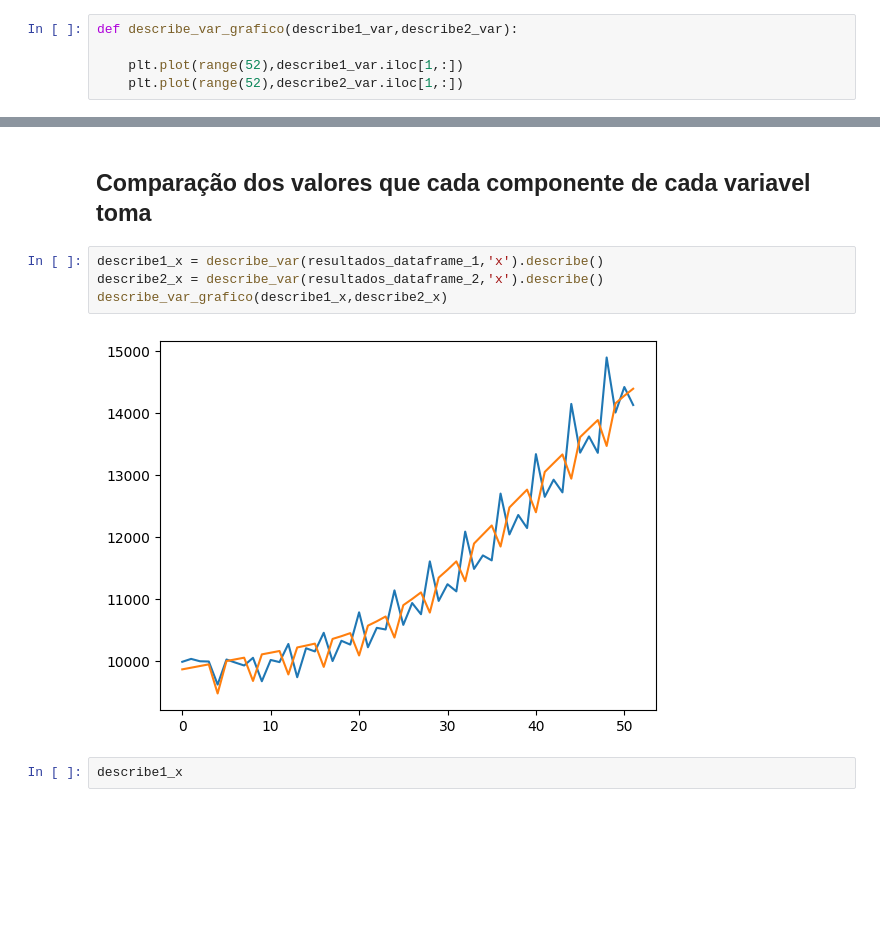
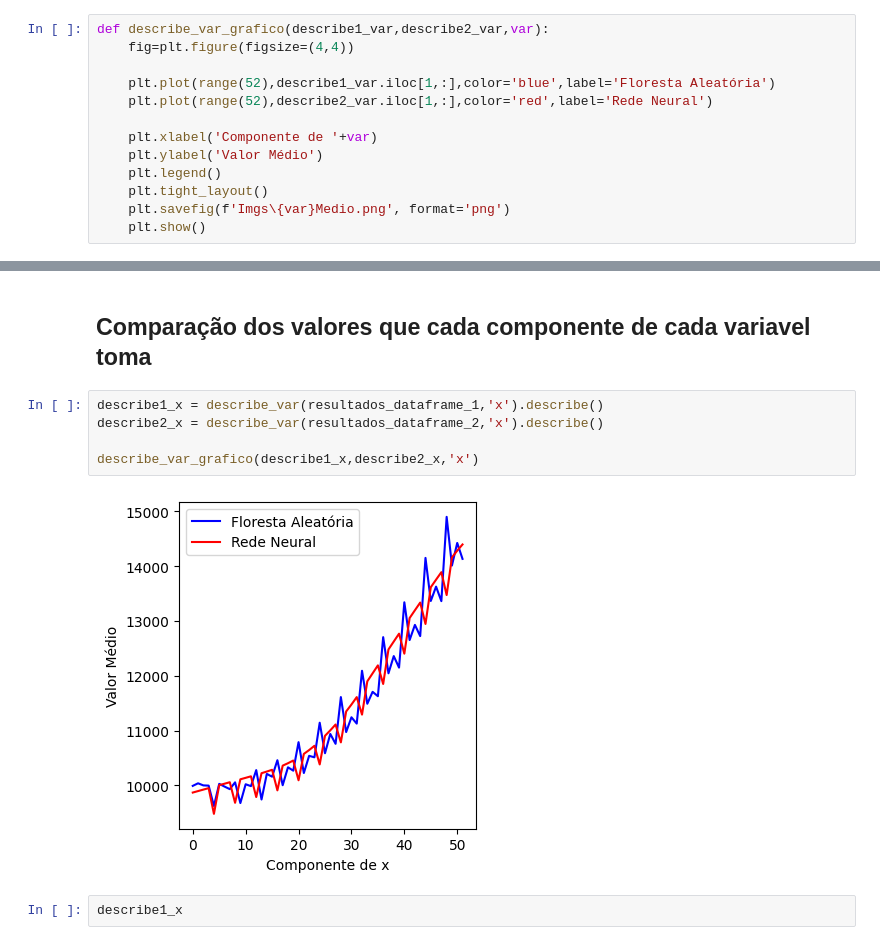
Before and after one commit to MarcioB1999/ML_for_ULS, a Jupyter notebook: UFL_resultados_graficos.ipynb, the cells around one changed output, grey strips where cells are left out. Drawn from its saved outputs; the diff is of its cells as text; blank space fills up the shorter version.

```diff
--- a/UFL_resultados_graficos.ipynb
+++ b/UFL_resultados_graficos.ipynb
@@ -40,7 +40,15 @@ def describe_var(dataframe,var):
 
     return pd.DataFrame(resultado_var)
 # %%
-def describe_var_grafico(describe1_var,describe2_var):
+def describe_var_grafico(describe1_var,describe2_var,var):
+    fig=plt.figure(figsize=(4,4))
 
-    plt.plot(range(52),describe1_var.iloc[1,:])
-    plt.plot(range(52),describe2_var.iloc[1,:])
+    plt.plot(range(52),describe1_var.iloc[1,:],color='blue',label='Floresta Aleatória')
+    plt.plot(range(52),describe2_var.iloc[1,:],color='red',label='Rede Neural')
+
+    plt.xlabel('Componente de '+var)
+    plt.ylabel('Valor Médio')
+    plt.legend()
+    plt.tight_layout()
+    plt.savefig(f'Imgs\{var}Medio.png', format='png')
+    plt.show()
@@ -205,9 +225,10 @@ resultados_dataframe_2
 # %%
 describe1_x = describe_var(resultados_dataframe_1,'x').describe()
 describe2_x = describe_var(resultados_dataframe_2,'x').describe()
-describe_var_grafico(describe1_x,describe2_x)
+
+describe_var_grafico(describe1_x,describe2_x,'x')
 # %% [output]
-[figure, old version]
+[figure, new version]
 # %%
 describe1_x
 # %% [output]
```
Also changed, not shown: parts of 11 cells of this notebook, 14 other files.
